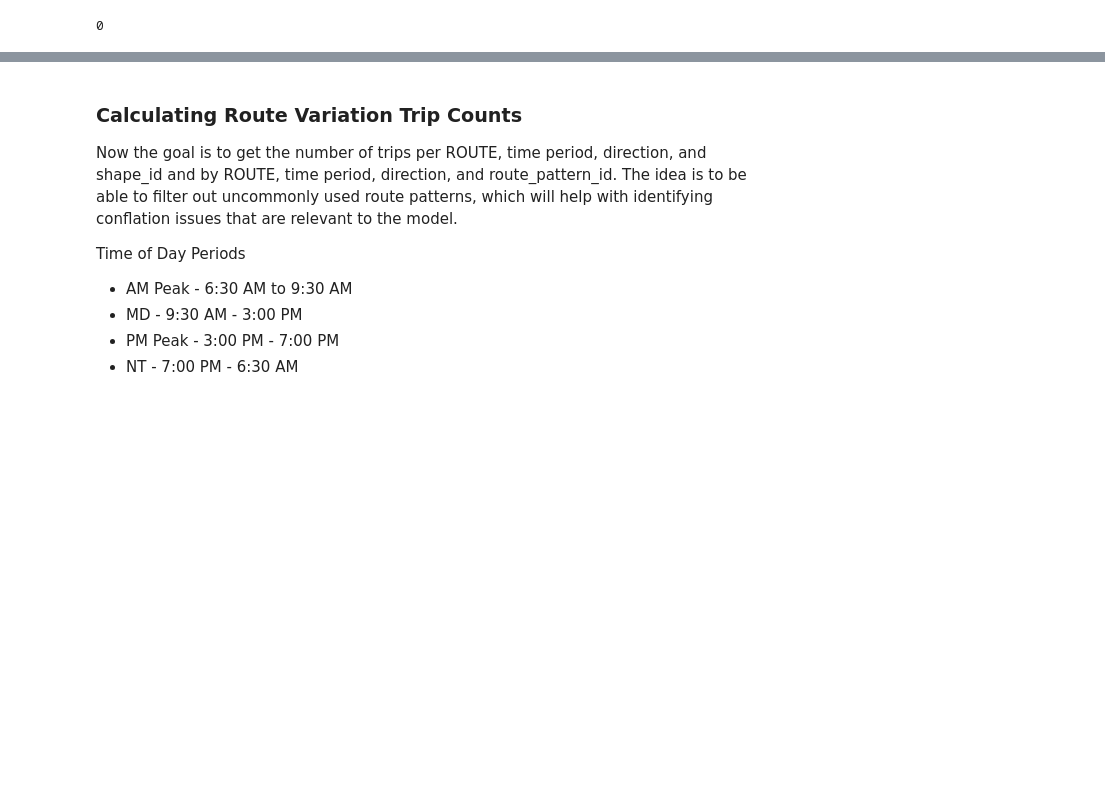
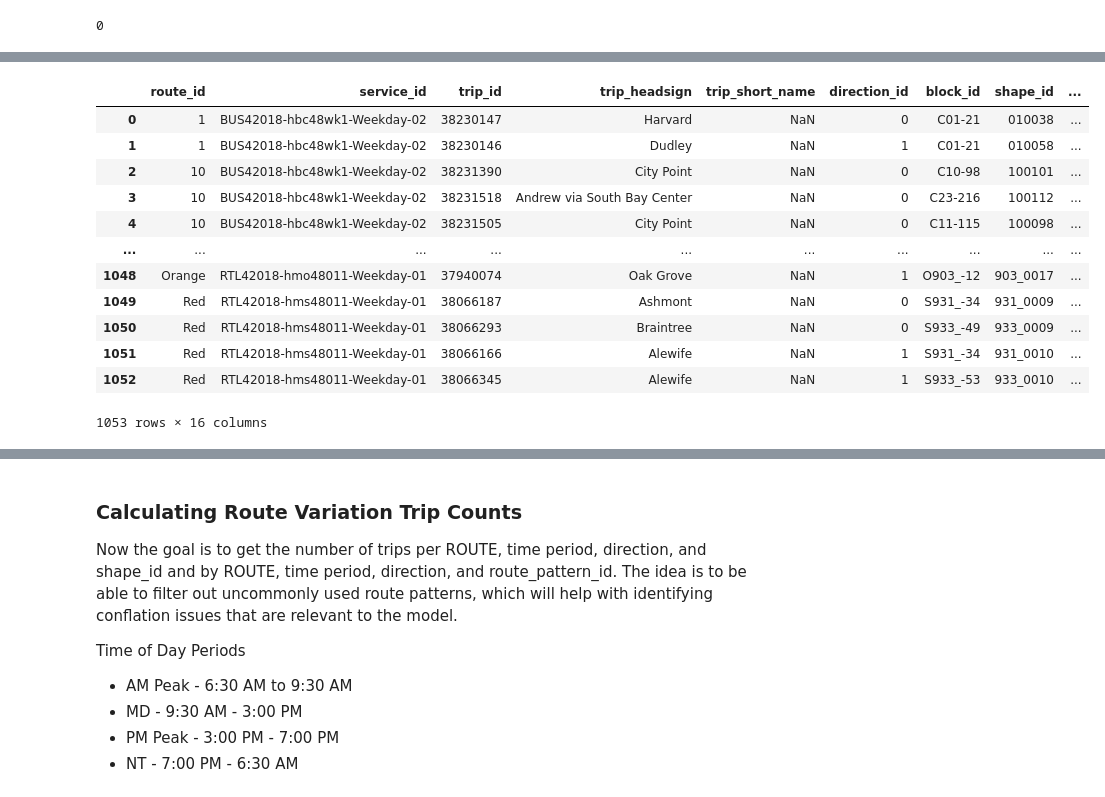
Before and after one commit to mmatkinson7/gtfs_transcad_prep, a Jupyter notebook: gtfs_system_analysis.ipynb, the cells around one changed output, grey strips where cells are left out. Saved outputs shown, nothing was run; the diff lists cells and outputs as text; code cells hidden in the pictures; blank space fills up the shorter version.

```diff
--- a/gtfs_system_analysis.ipynb
+++ b/gtfs_system_analysis.ipynb
@@ -123,7 +176,22 @@ len(gtfsfeeds_dfs.trips['trip_id']) - len(gtfsfeeds_dfs.trips['trip_id'].unique(
 # %%
-gtfsfeeds_dfs.trips = gtfsfeeds_dfs.trips.merge(ct[['route_pattern_id','rpid']].drop_duplicates(),on="route_pattern_id", how='left')
-gtfsfeeds_dfs.trips['route_pattern_id'] = gtfsfeeds_dfs.trips['rpid']
-gtfsfeeds_dfs.trips = gtfsfeeds_dfs.trips.drop(list(['rpid']), axis=1)
+gtfsfeeds_dfs.trips = gtfsfeeds_dfs.trips.merge(ct_id[['trip_id','rp_id_updated']].drop_duplicates(),on="trip_id", how='left')
+gtfsfeeds_dfs.trips['route_pattern_id'] = gtfsfeeds_dfs.trips['rp_id_updated']
+gtfsfeeds_dfs.trips = gtfsfeeds_dfs.trips.drop(['rp_id_updated'], axis=1)
+
 gtfsfeeds_dfs.trips
+# %% [output]
+|  | route_id | service_id | trip_id | trip_headsign | trip_short_name | direction_id | block_id | shape_id | ... |
+| 0 | 1 | BUS42018-hbc48wk1-Weekday-02 | 38230147 | Harvard | NaN | 0 | C01-21 | 010038 | ... |
+| 1 | 1 | BUS42018-hbc48wk1-Weekday-02 | 38230146 | Dudley | NaN | 1 | C01-21 | 010058 | ... |
+| 2 | 10 | BUS42018-hbc48wk1-Weekday-02 | 38231390 | City Point | NaN | 0 | C10-98 | 100101 | ... |
+| 3 | 10 | BUS42018-hbc48wk1-Weekday-02 | 38231518 | Andrew via South Bay Center | NaN | 0 | C23-216 | 100112 | ... |
+| 4 | 10 | BUS42018-hbc48wk1-Weekday-02 | 38231505 | City Point | NaN | 0 | C11-115 | 100098 | ... |
+| ... | ... | ... | ... | ... | ... | ... | ... | ... | ... |
+| 1048 | Orange | RTL42018-hmo48011-Weekday-01 | 37940074 | Oak Grove | NaN | 1 | O903_-12 | 903_0017 | ... |
+| 1049 | Red | RTL42018-hms48011-Weekday-01 | 38066187 | Ashmont | NaN | 0 | S931_-34 | 931_0009 | ... |
+| 1050 | Red | RTL42018-hms48011-Weekday-01 | 38066293 | Braintree | NaN | 0 | S933_-49 | 933_0009 | ... |
+| 1051 | Red | RTL42018-hms48011-Weekday-01 | 38066166 | Alewife | NaN | 1 | S931_-34 | 931_0010 | ... |
+| 1052 | Red | RTL42018-hms48011-Weekday-01 | 38066345 | Alewife | NaN | 1 | S933_-53 | 933_0010 | ... |
+1053 rows × 16 columns
 # %%
 len(gtfsfeeds_dfs.trips['trip_id']) - len(gtfsfeeds_dfs.trips['trip_id'].unique())
```
Also changed, not shown: parts of 22 cells of this notebook.
